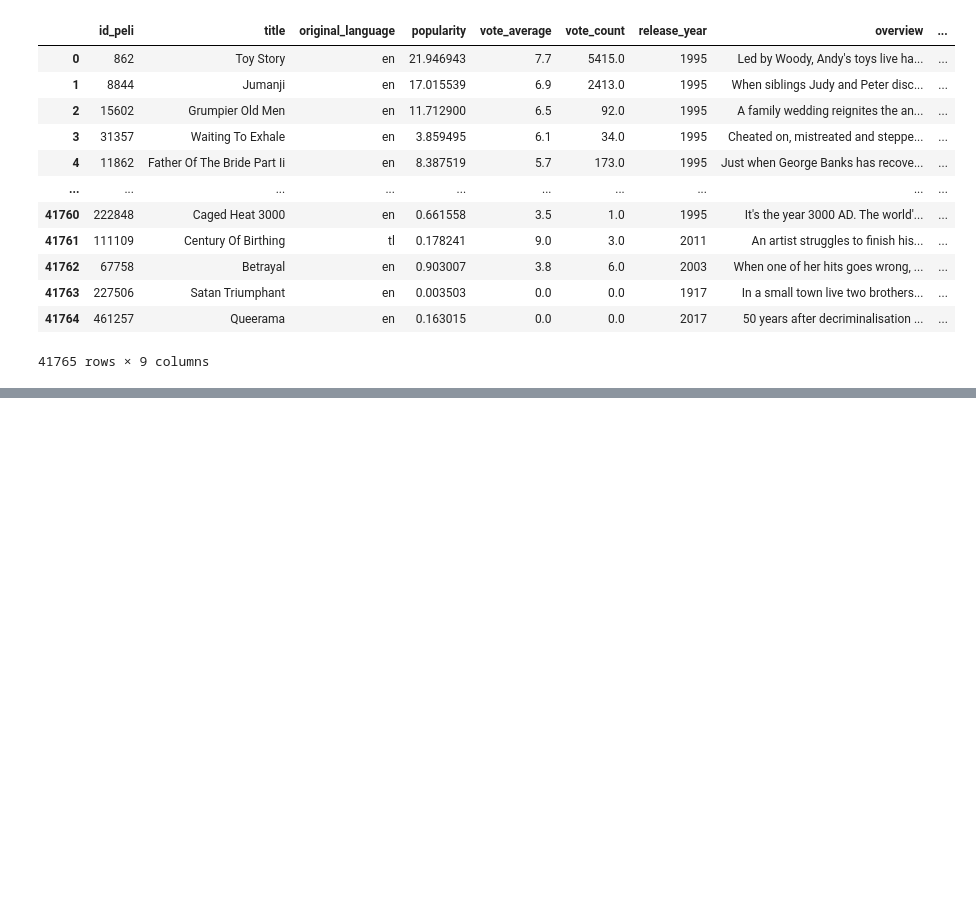
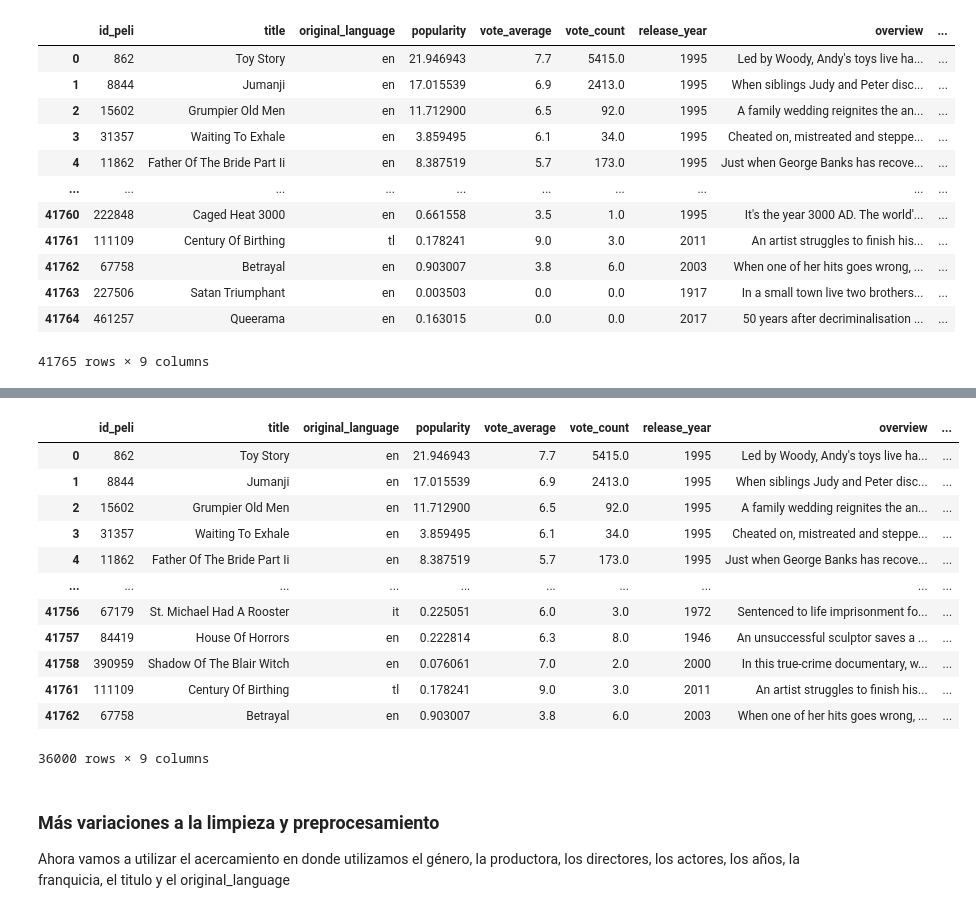
Before and after one commit to Tinmarian/PI1_MLOps_HENRY, a Jupyter notebook: Data_Cleansing.ipynb, the cells around one changed output, grey strips where cells are left out. Saved outputs shown, nothing was run; the diff lists cells and outputs as text; code cells hidden in the pictures; blank space fills up the shorter version.

```diff
--- a/Data_Cleansing.ipynb
+++ b/Data_Cleansing.ipynb
@@ -501,0 +510,3 @@ df
+# %%
+df = pd.read_csv('clean_data/movies_model.csv').drop('Unnamed: 0',axis=1)
+df['overview'] = df.overview.fillna('without overview')
@@ -501,0 +569,2 @@ df
+# %%
+lista = list(df[['title','vote_count','popularity','release_year']].sort_values(by=['vote_count','popularity','release_year'])[:5765].index)
@@ -501,0 +591,22 @@ df
+# %%
+df = df.drop(lista)
+# %%
+df
+# %% [output]
+|  | id_peli | title | original_language | popularity | vote_average | vote_count | release_year | overview | ... |
+| 0 | 862 | Toy Story | en | 21.946943 | 7.7 | 5415.0 | 1995 | Led by Woody, Andy's toys live ha... | ... |
+| 1 | 8844 | Jumanji | en | 17.015539 | 6.9 | 2413.0 | 1995 | When siblings Judy and Peter disc... | ... |
+| 2 | 15602 | Grumpier Old Men | en | 11.712900 | 6.5 | 92.0 | 1995 | A family wedding reignites the an... | ... |
+| 3 | 31357 | Waiting To Exhale | en | 3.859495 | 6.1 | 34.0 | 1995 | Cheated on, mistreated and steppe... | ... |
+| 4 | 11862 | Father Of The Bride Part Ii | en | 8.387519 | 5.7 | 173.0 | 1995 | Just when George Banks has recove... | ... |
+| ... | ... | ... | ... | ... | ... | ... | ... | ... | ... |
+| 41756 | 67179 | St. Michael Had A Rooster | it | 0.225051 | 6.0 | 3.0 | 1972 | Sentenced to life imprisonment fo... | ... |
+| 41757 | 84419 | House Of Horrors | en | 0.222814 | 6.3 | 8.0 | 1946 | An unsuccessful sculptor saves a ... | ... |
+| 41758 | 390959 | Shadow Of The Blair Witch | en | 0.076061 | 7.0 | 2.0 | 2000 | In this true-crime documentary, w... | ... |
+| 41761 | 111109 | Century Of Birthing | tl | 0.178241 | 9.0 | 3.0 | 2011 | An artist struggles to finish his... | ... |
+| 41762 | 67758 | Betrayal | en | 0.903007 | 3.8 | 6.0 | 2003 | When one of her hits goes wrong, ... | ... |
+36000 rows × 9 columns
+# %% [markdown]
+### Más variaciones a la limpieza y preprocesamiento
+
+Ahora vamos a utilizar el acercamiento en donde utilizamos el género, la productora, los directores, los actores, los años, la franquicia, el titulo y el original_language
```
Also changed, not shown: parts of 14 cells of this notebook, 2 other files.
